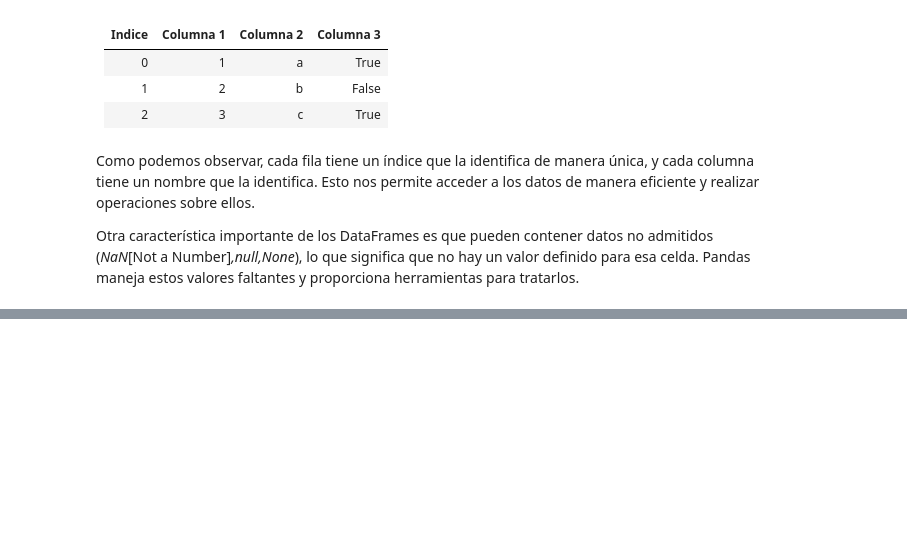
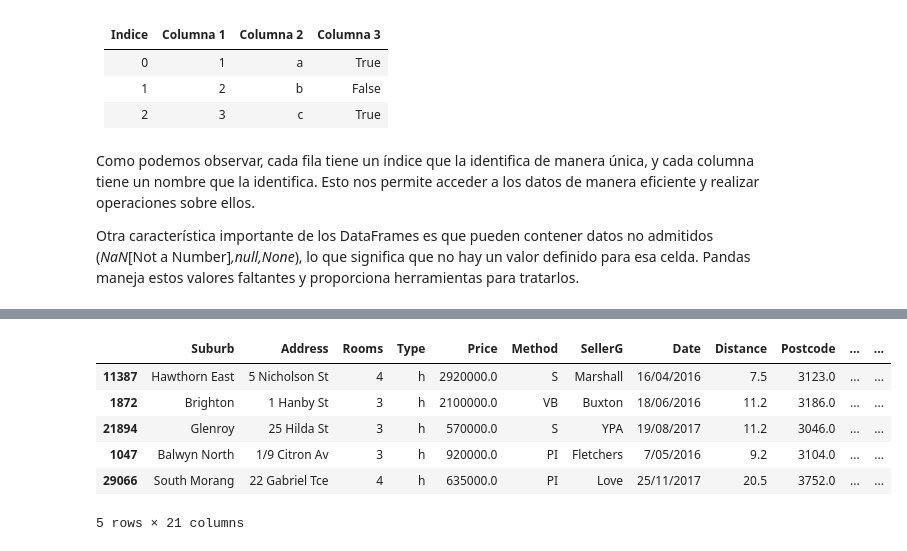
Before and after one commit to Lorex-xus/Herpetario, a Jupyter notebook: DataSciente101.ipynb, the cells around one changed output, grey strips where cells are left out. Saved outputs shown, nothing was run; the diff lists cells and outputs as text; code cells hidden in the pictures; blank space fills up the shorter version.

```diff
--- a/DataSciente101.ipynb
+++ b/DataSciente101.ipynb
@@ -193,0 +283,10 @@ Para explorar un DataFrame, podemos utilizar varios métodos y atributos que nos
+# %%
+data_csv.sample(5)  # Muestra una muestra aleatoria de 5 filas
+# %% [output]
+|  | Suburb | Address | Rooms | Type | Price | Method | SellerG | Date | Distance | Postcode | ... | ... |
+| 11387 | Hawthorn East | 5 Nicholson St | 4 | h | 2920000.0 | S | Marshall | 16/04/2016 | 7.5 | 3123.0 | ... | ... |
+| 1872 | Brighton | 1 Hanby St | 3 | h | 2100000.0 | VB | Buxton | 18/06/2016 | 11.2 | 3186.0 | ... | ... |
+| 21894 | Glenroy | 25 Hilda St | 3 | h | 570000.0 | S | YPA | 19/08/2017 | 11.2 | 3046.0 | ... | ... |
+| 1047 | Balwyn North | 1/9 Citron Av | 3 | h | 920000.0 | PI | Fletchers | 7/05/2016 | 9.2 | 3104.0 | ... | ... |
+| 29066 | South Morang | 22 Gabriel Tce | 4 | h | 635000.0 | PI | Love | 25/11/2017 | 20.5 | 3752.0 | ... | ... |
+5 rows × 21 columns
```
Also changed, not shown: parts of 9 cells of this notebook.
